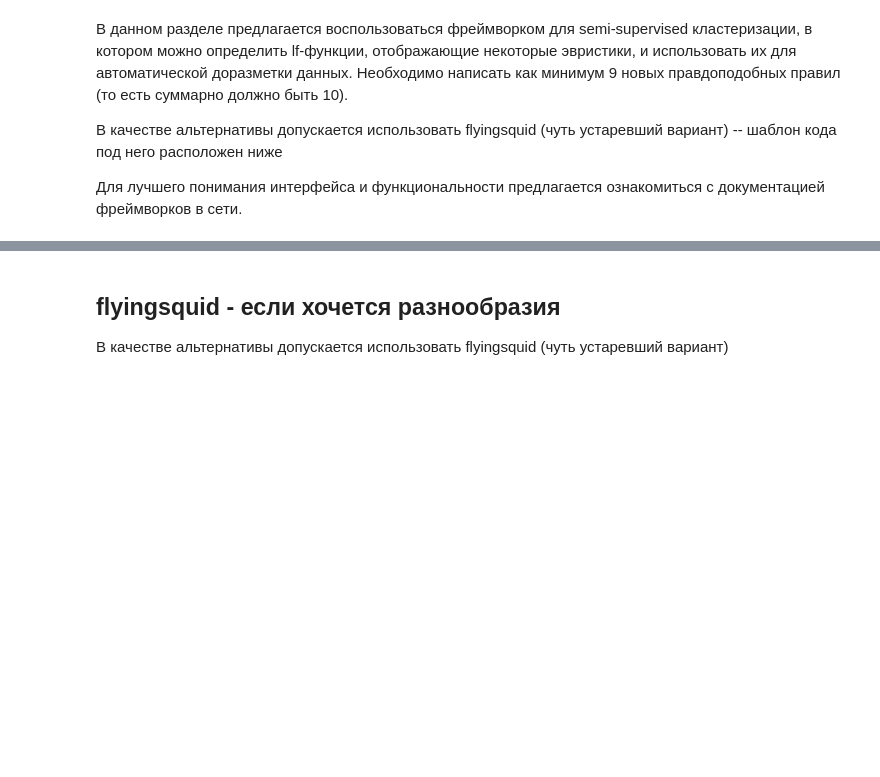
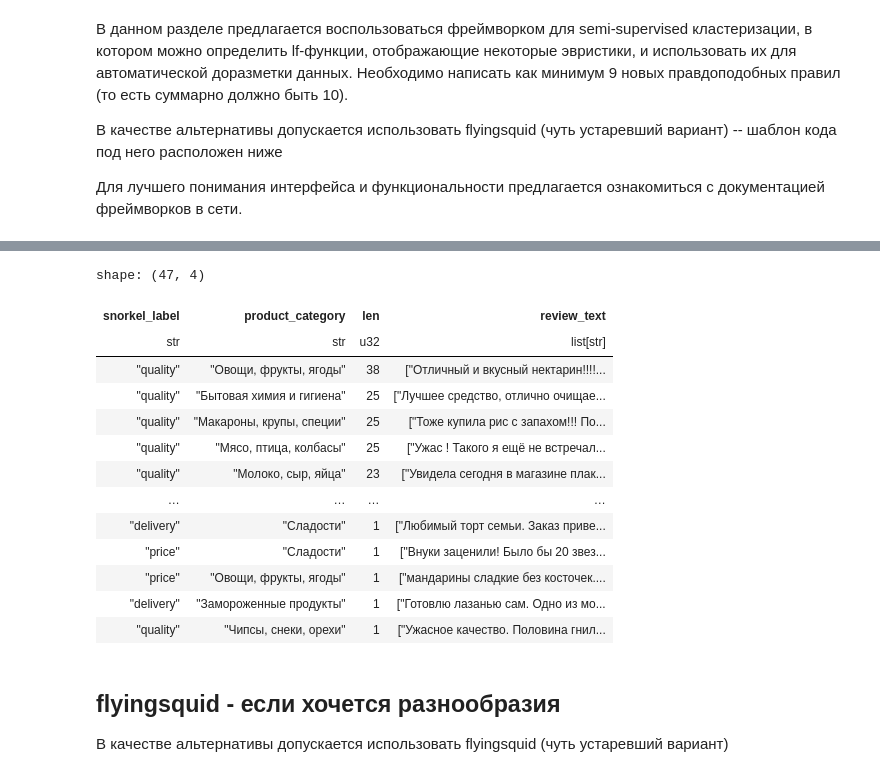
Before and after one commit to egor-kuzin/text-clusterization, a Jupyter notebook: LLMpro_hw3_Kuzin_Egor.ipynb, the cells around one changed output, grey strips where cells are left out. Cells and saved outputs as stored; diff of their text form; code cells hidden in the pictures; blank space fills up the shorter version.

```diff
--- a/LLMpro_hw3_Kuzin_Egor.ipynb
+++ b/LLMpro_hw3_Kuzin_Egor.ipynb
@@ -653,0 +996,3 @@ print("пишем еще 9 функций")
+# %%
+label_model = LabelModel(cardinality=5, verbose=True)
+label_model.fit(L_train=L, n_epochs=1000, log_freq=250, lr=1e-5, l2=5, seed=SEED)
@@ -654,3 +1003,66 @@ print("пишем еще 9 функций")
+# %%
+import polars as pl
+
+
+probs = label_model.predict_proba(L=L)
+
+pred_labels = probs.argmax(axis=1)
+confidence = probs.max(axis=1)
+
+has_lf_vote = (L != ABSTAIN).any(axis=1)
+
+threshold = 0.75
+pseudo_labels = np.where(
+    has_lf_vote & (confidence >= threshold),
+    pred_labels,
+    ABSTAIN,
+)
+
+snorkel_df = pl.from_pandas(cut_df)
+snorkel_df = (
+    snorkel_df
+    .with_columns(
+        pl.Series("snorkel_label_id", pseudo_labels),
+        pl.Series("snorkel_confidence", confidence),
+        pl.Series("lf_votes_count", (L != ABSTAIN).sum(axis=1))
+    )
+    .with_columns(
+        pl.when(pl.col("snorkel_label_id") == DELIVERY).then(pl.lit("delivery"))
+        .when(pl.col("snorkel_label_id") == QUALITY).then(pl.lit("quality"))
+        .when(pl.col("snorkel_label_id") == SERVICE).then(pl.lit("service"))
+        .when(pl.col("snorkel_label_id") == PRICE).then(pl.lit("price"))
+        .otherwise(pl.lit("abstain"))
+        .alias("snorkel_label")
+    )
+)
+
+(
+    snorkel_df
+    .filter(pl.col("snorkel_label") != "abstain")
+    .group_by(
+        "snorkel_label",
+        "product_category",
+        )
+    .agg(
+        pl.len(), pl.col("review_text").sample(1)
+        )
+    .sort("len", descending=True)
+    )
+# %% [output]
+shape: (47, 4)
+| snorkel_label | product_category | len | review_text |
+| str | str | u32 | list[str] |
+| "quality" | "Овощи, фрукты, ягоды" | 38 | ["Отличный и вкусный нектарин!!!!... |
+| "quality" | "Бытовая химия и гигиена" | 25 | ["Лучшее средство, отлично очищае... |
+| "quality" | "Макароны, крупы, специи" | 25 | ["Тоже купила рис с запахом!!! По... |
+| "quality" | "Мясо, птица, колбасы" | 25 | ["Ужас ! Такого я ещё не встречал... |
+| "quality" | "Молоко, сыр, яйца" | 23 | ["Увидела сегодня в магазине плак... |
+| … | … | … | … |
+| "delivery" | "Сладости" | 1 | ["Любимый торт семьи. Заказ приве... |
+| "price" | "Сладости" | 1 | ["Внуки заценили! Было бы 20 звез... |
+| "price" | "Овощи, фрукты, ягоды" | 1 | ["мандарины сладкие без косточек.... |
+| "delivery" | "Замороженные продукты" | 1 | ["Готовлю лазанью сам. Одно из мо... |
+| "quality" | "Чипсы, снеки, орехи" | 1 | ["Ужасное качество. Половина гнил... |
 # %% [markdown]
 ## flyingsquid - если хочется разнообразия
 
```
Also changed, not shown: parts of 18 cells of this notebook, 2 other files.
